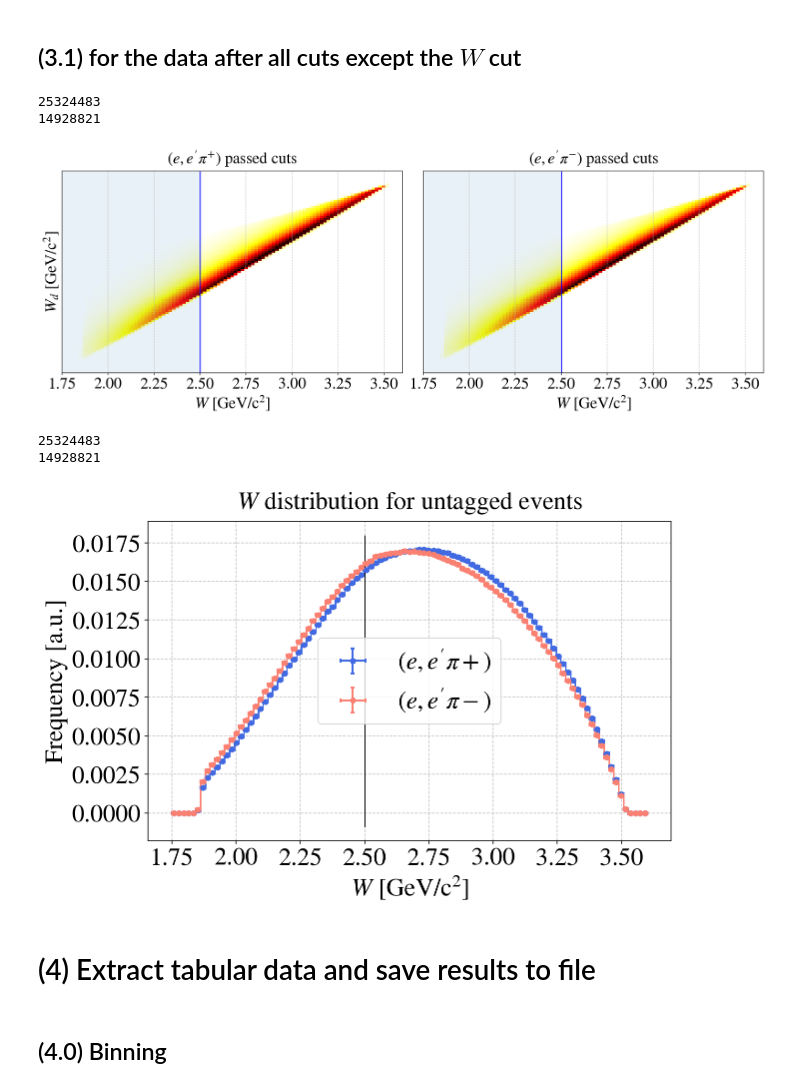
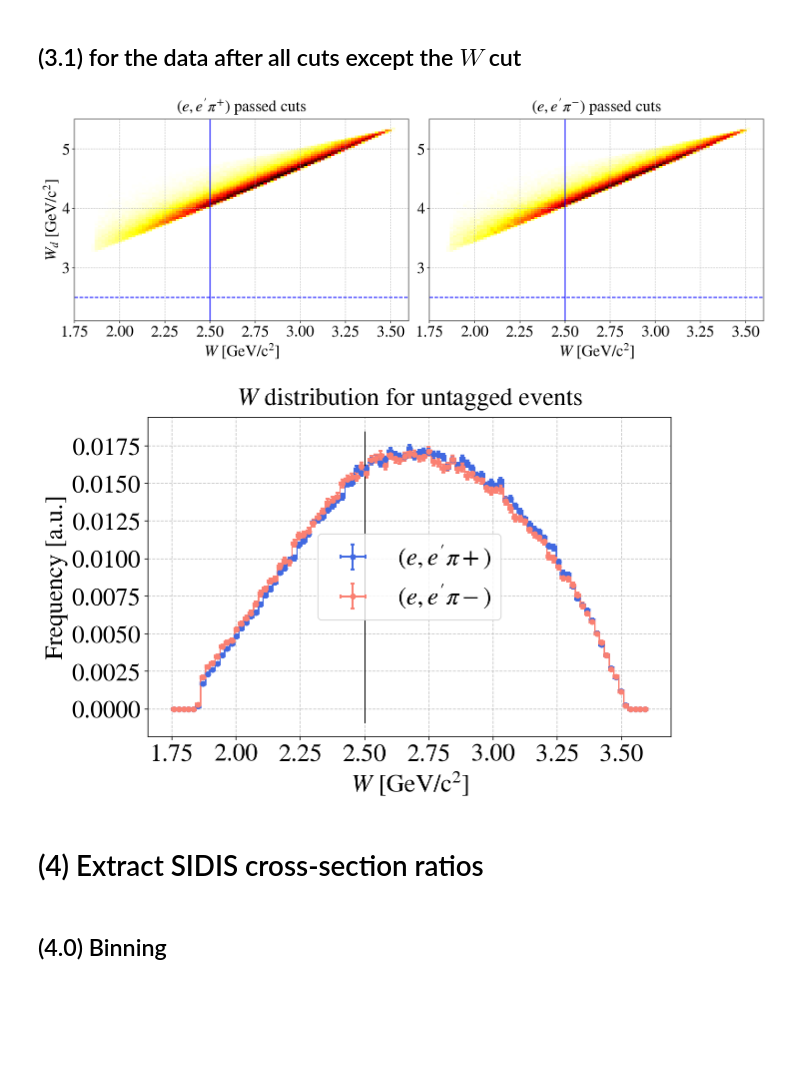
Before and after one commit to erezcoh4/SIDIS_at_BAND, a Jupyter notebook: PythonAnalysis/Kinematics/Wd_Impact.ipynb, the cells around one changed output. Cells and saved outputs as stored; diff of their text form; code cells hidden in the pictures; blank space fills up the shorter version.

```diff
--- a/PythonAnalysis/Kinematics/Wd_Impact.ipynb
+++ b/PythonAnalysis/Kinematics/Wd_Impact.ipynb
@@ -40,6 +58,7 @@ Total statistics:
 Except from $W$ cut
 # %%
 e_e_pi_pass_cuts,_,_,_ = apply_further_selection_cuts_to_data(doApply_minPn_cut=True,
+                                                              W_min = 0,
                                                               fdebug=2,
                                                               NeventsMax=-1);
 # %% [output]
@@ -73,19 +88,19 @@ array([2.0189947e-06, 2.0189947e-06, 2.0189947e-06, ..., 9.7810990e-06,
 # %%
-fig = plt.figure(figsize=(16,6), tight_layout=True)
-for pi_ch,pi_print,pi_label,pi_color,pi_idx in zip(pi_charge_names,pi_prints,pi_labels,pi_colors,[1,2]):
+# fig = plt.figure(figsize=(16,6), tight_layout=True)
+# for pi_ch,pi_print,pi_label,pi_color,pi_idx in zip(pi_charge_names,pi_prints,pi_labels,pi_colors,[1,2]):
 
-    df = e_e_pi[pi_ch]
-    print(len(df))
+#     df = e_e_pi[pi_ch]
+#     print(len(df))
 
 
-    ax = fig.add_subplot(1,2,pi_idx)
-    plt.hist2d( df.W, df.W_d, bins=(np.linspace(1.75,3.6,100),np.linspace(3.1,5.5,100)), cmap='hot_r')
+#     ax = fig.add_subplot(1,2,pi_idx)
+#     plt.hist2d( df.W, df.W_d, bins=(np.linspace(1.75,3.6,100),np.linspace(3.1,5.5,100)), cmap='hot_r')
 
-    plt.plot( [2.5,2.5],    ax.get_ylim(), '-b')
-    plt.plot( ax.get_xlim(),[2.5,2.5],     '-b')
-    plt.fill_between( [0,2.5], [6, 6] , 'k', alpha=0.1)
+#     plt.plot( [2.5,2.5],    ax.get_ylim(), '-b')
+#     plt.plot( ax.get_xlim(),[2.5,2.5],     '-b')
+#     plt.fill_between( [0,2.5], [6, 6] , 'k', alpha=0.1)
 
-    set_axes(ax,'$W$ [GeV/c$^2$]',
-             '$W_d$ [GeV/c$^2$]' if pi_idx==1 else '', remove_ticks_y= False if pi_idx==1 else True,
-             title="all $(e,e'"+pi_label+")$ events",
-             do_add_grid=True, do_add_legend=False)
+#     set_axes(ax,'$W$ [GeV/c$^2$]',
+#              '$W_d$ [GeV/c$^2$]' if pi_idx==1 else '', remove_ticks_y= False if pi_idx==1 else True,
+#              title="all $(e,e'"+pi_label+")$ events",
+#              do_add_grid=True, do_add_legend=False)
@@ -98,34 +109,33 @@ for pi_ch,pi_print,pi_label,pi_color,pi_idx in zip(pi_charge_names,pi_prints,pi_
 # %%
 fig = plt.figure(figsize=(16,6), tight_layout=True)
 for pi_ch,pi_print,pi_label,pi_color,pi_idx in zip(pi_charge_names,pi_prints,pi_labels,pi_colors,[1,2]):
 
     df = e_e_pi_pass_cuts[pi_ch]
-    print(len(df))
+    # print(len(df))
 
     ax = fig.add_subplot(1,2,pi_idx)
-    plt.hist2d( df.W, df.W_d, bins=(np.linspace(1.75,3.6,100),np.linspace(3.1,5.5,100)), cmap='hot_r')
+    plt.hist2d( df.W, df.W_d,
+               bins=(np.linspace(1.75,3.6,100),np.linspace(2.1,5.5,100)), cmap='hot_r')
 
     plt.plot( [2.5,2.5],    ax.get_ylim(), '-b')
-    plt.plot( ax.get_xlim(),[2.5,2.5],     '-b')
-    plt.fill_between( [0,2.5], [6, 6] , 'k', alpha=0.1)
+    plt.plot( ax.get_xlim(),[2.5,2.5],     '--b')
+    # plt.fill_between( [2,2.5], [6, 6] , 'k', alpha=0.1)
 
     set_axes(ax,'$W$ [GeV/c$^2$]',
-             '$W_d$ [GeV/c$^2$]' if pi_idx==1 else '', remove_ticks_y= False if pi_idx==1 else True,
+             '$W_d$ [GeV/c$^2$]' if pi_idx==1 else '',
+             # remove_ticks_y= False if pi_idx==1 else True,
              title="$(e,e'"+pi_label+")$ passed cuts",
-             do_add_grid=True, do_add_legend=False)
+             do_add_grid=True,
+             do_add_legend=False,
+             yticks=[3,4,5])
 # %% [output]
-25324483
-14928821
-[figure, old version]
+[figure, new version]
 # %%
 fig = plt.figure(figsize=(9,6), tight_layout=True)
 ax = fig.add_subplot(1,1,1)
 for pi_ch,pi_print,pi_label,pi_color,pi_idx in zip(pi_charge_names,pi_prints,pi_labels,pi_colors,[1,2]):
 
     df = e_e_pi_pass_cuts[pi_ch]
-    print(len(df))
-
-
     plot_step_hist( df.W, bins=np.linspace(1.75,3.6,100), density=True,
                    color=pi_color, label="$(e,e'"+pi_print+")$")
 
@@ -135,11 +145,9 @@ set_axes(ax,'$W$ [GeV/c$^2$]',
              title="$W$ distribution for untagged events",
              do_add_grid=True, do_add_legend=True);
 # %% [output]
-25324483
-14928821
-[figure, old version]
+[figure, new version]
 # %% [markdown]
-# (4) Extract tabular data and save results to file
+# (4) Extract SIDIS cross-section ratios
 # %% [markdown]
 ## (4.0) Binning
 # %%
```
Also changed, not shown: parts of 13 cells of this notebook, 4 other files.
